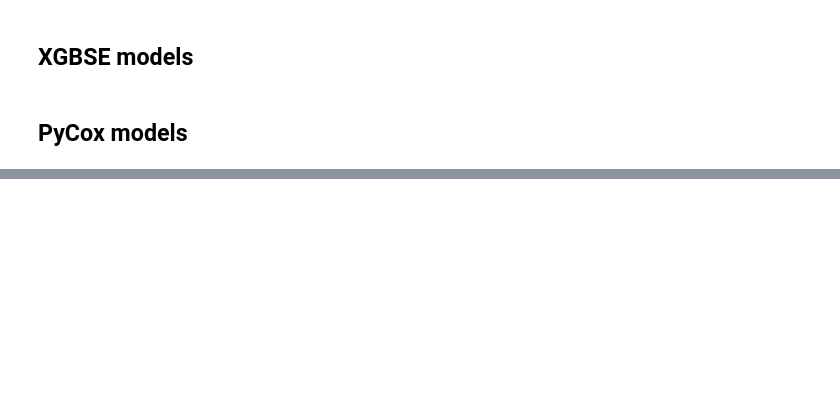
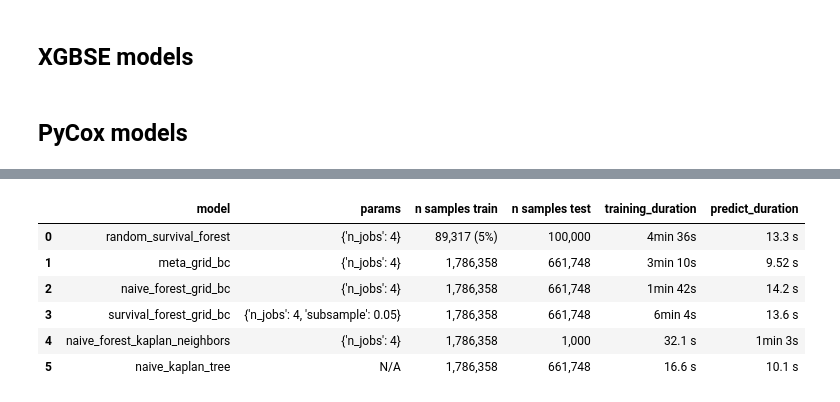
Before and after one commit to soda-inria/survival-analysis-benchmark, a Jupyter notebook: notebooks/kkbox_benchmark.ipynb, the cells around one changed output, grey strips where cells are left out. Saved outputs shown, nothing was run; the diff lists cells and outputs as text; code cells hidden in the pictures; blank space fills up the shorter version.

```diff
--- a/notebooks/kkbox_benchmark.ipynb
+++ b/notebooks/kkbox_benchmark.ipynb
@@ -470,0 +524,20 @@ results[["model", "ibs"]]
+# %%
+pd.DataFrame(
+    [
+        ["random_survival_forest", {"n_jobs": 4}, "89,317 (5%)", "100,000", "4min 36s", "13.3 s"],
+        ["meta_grid_bc", {"n_jobs": 4}, "1,786,358", "661,748", "3min 10s", "9.52 s"],
+        ["naive_forest_grid_bc", {"n_jobs": 4}, "1,786,358", "661,748", "1min 42s", "14.2 s"],
+        ["survival_forest_grid_bc", {"n_jobs": 4, "subsample": .05}, "1,786,358", "661,748", "6min 4s", "13.6 s"],
+        ["naive_forest_kaplan_neighbors", {"n_jobs": 4}, "1,786,358", "1,000", "32.1 s", "1min 3s"],
+        ["naive_kaplan_tree", "N/A", "1,786,358", "661,748", "16.6 s", "10.1 s"]
+    ],
+    columns=["model", "params", "n samples train", "n samples test", "training_duration", "predict_duration"]
+)
+# %% [output]
+|  | model | params | n samples train | n samples test | training_duration | predict_duration |
+| 0 | random_survival_forest | {'n_jobs': 4} | 89,317 (5%) | 100,000 | 4min 36s | 13.3 s |
+| 1 | meta_grid_bc | {'n_jobs': 4} | 1,786,358 | 661,748 | 3min 10s | 9.52 s |
+| 2 | naive_forest_grid_bc | {'n_jobs': 4} | 1,786,358 | 661,748 | 1min 42s | 14.2 s |
+| 3 | survival_forest_grid_bc | {'n_jobs': 4, 'subsample': 0.05} | 1,786,358 | 661,748 | 6min 4s | 13.6 s |
+| 4 | naive_forest_kaplan_neighbors | {'n_jobs': 4} | 1,786,358 | 1,000 | 32.1 s | 1min 3s |
+| 5 | naive_kaplan_tree | N/A | 1,786,358 | 661,748 | 16.6 s | 10.1 s |
```
Also changed, not shown: parts of 26 cells of this notebook, 1 other file.
